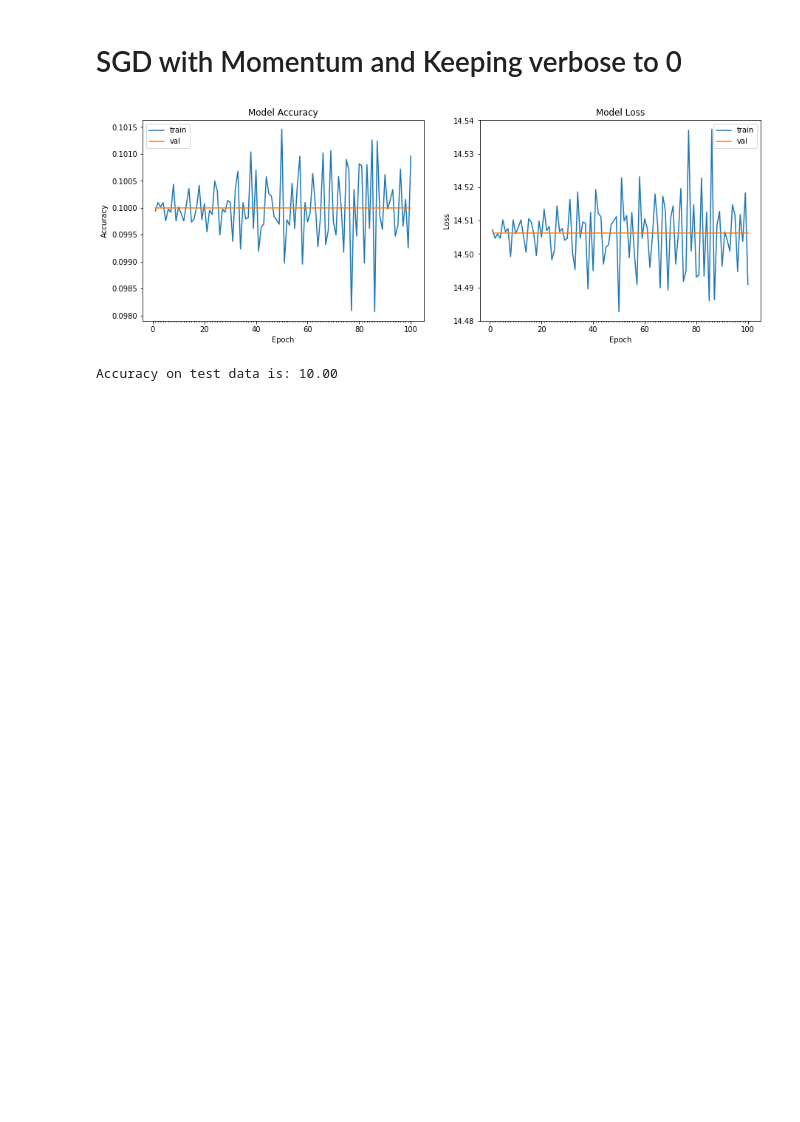
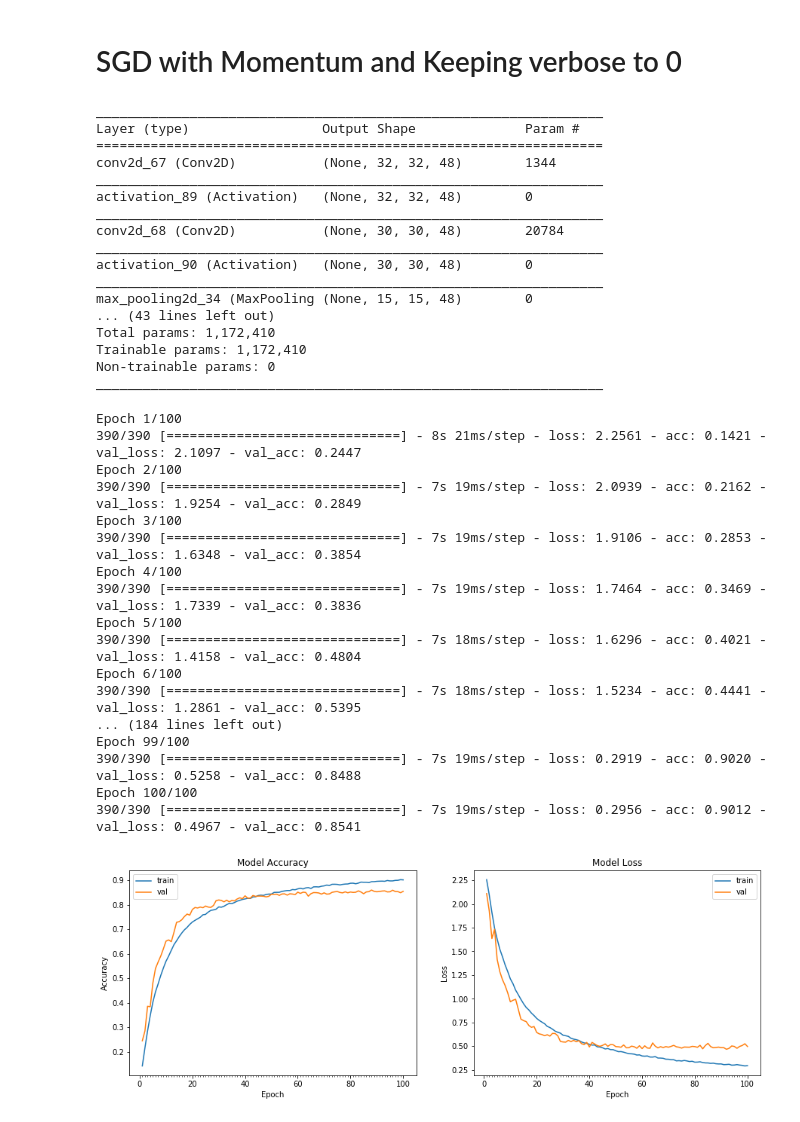
Before and after one commit to balsrini/Assignment11, a Jupyter notebook: Assignment11.ipynb, the cells around one changed output. Cells and saved outputs as stored; diff of their text form; code cells hidden in the pictures; blank space fills up the shorter version.

```diff
--- a/Assignment11.ipynb
+++ b/Assignment11.ipynb
@@ -17 +15,3 @@ Using TensorFlow backend.
+# %%
+num_classes = 0
 # %%
@@ -23,4 +31,6 @@ num_classes = len(np.unique(train_labels))
 # %%
+
+(num_classes,train_features,train_labels,test_features,test_labels) = reinit(False)
 class_names = ['airplane','automobile','bird','cat','deer',
                'dog','frog','horse','ship','truck']
 fig = plt.figure(figsize=(8,3))
@@ -100,4 +104,5 @@ def modelDefine():
     model.add(Dropout(0.5))
     model.add(Dense(num_classes, activation='softmax'))
     # Compile the model
-    model.compile(optimizer='adam', loss='categorical_crossentropy', metrics=['accuracy'])
+    model.summary()
+    return model
@@ -142,18 +109,5 @@ _________________________________________________________________
 # %% [markdown]
 # Making the code work
-# %%
-def reinit():
-    from keras.datasets import cifar10
-    (train_features, train_labels), (test_features, test_labels) = cifar10.load_data()
-    num_train, img_rows, img_cols,img_channels =  train_features.shape
-    num_test, _, _, _ =  test_features.shape
-    num_classes = len(np.unique(train_labels))
-    train_features = train_features.astype('float32')/255
-    test_features = test_features.astype('float32')/255
-    # convert class labels to binary class labels
-    train_labels = np_utils.to_categorical(train_labels, num_classes)
-    test_labels = np_utils.to_categorical(test_labels, num_classes)
-    return
 # %%
 from keras.preprocessing.image import ImageDataGenerator
 
@@ -444,29 +446,60 @@ Epoch 100/100
 # %% [markdown]
  # SGD with Momentum and Keeping verbose to 0
 # %%
-
 from keras.preprocessing.image import ImageDataGenerator
 from keras import optimizers
 epoch_size = 100
 batch_size = 128
-reinit()
-modelDefine()
+
+(num_classes,train_features,train_labels,test_features,test_labels) = reinit()
+model = modelDefine()
+# Train the model
+sgd = optimizers.SGD(lr=0.05, momentum=0.4, decay=0.0, nesterov=False)
+model.compile(optimizer=sgd, loss='categorical_crossentropy', metrics=['accuracy'])
+
 datagen = ImageDataGenerator(zoom_range=0.0,horizontal_flip=False,preprocessing_function=get_random_eraser(v_l=0, v_h=1, pixel_level=False))
 # train the model
 start = time.time()
-# Train the model
-sgd = optimizers.SGD(lr=0.1, momentum=0.8, decay=0.0, nesterov=False)
-
-model.compile(optimizer=sgd, loss='categorical_crossentropy', metrics=['accuracy'])
 model_info = model.fit_generator(datagen.flow(train_features, train_labels, batch_size = batch_size),
                                  samples_per_epoch = train_features.shape[0], nb_epoch = epoch_size,
-                                 validation_data = (test_features, test_labels), verbose=0 )
+                                 validation_data = (test_features, test_labels), verbose=1)
 end = time.time()
 # plot model history
 plot_model_history(model_info)
-# compute test accuracy
-print ("Accuracy on test data is: %0.2f"%accuracy(test_features, test_labels, model))
 # %% [output]
+_________________________________________________________________
+Layer (type)                 Output Shape              Param #
+=================================================================
+conv2d_67 (Conv2D)           (None, 32, 32, 48)        1344
+_________________________________________________________________
+activation_89 (Activation)   (None, 32, 32, 48)        0
+_________________________________________________________________
+conv2d_68 (Conv2D)           (None, 30, 30, 48)        20784
+_________________________________________________________________
+activation_90 (Activation)   (None, 30, 30, 48)        0
+_________________________________________________________________
+max_pooling2d_34 (MaxPooling (None, 15, 15, 48)        0
+... (43 lines left out)
+Total params: 1,172,410
+Trainable params: 1,172,410
+Non-trainable params: 0
+_________________________________________________________________
+Epoch 1/100
+390/390 [==============================] - 8s 21ms/step - loss: 2.2561 - acc: 0.1421 - val_loss: 2.1097 - val_acc: 0.2447
+Epoch 2/100
+390/390 [==============================] - 7s 19ms/step - loss: 2.0939 - acc: 0.2162 - val_loss: 1.9254 - val_acc: 0.2849
+Epoch 3/100
+390/390 [==============================] - 7s 19ms/step - loss: 1.9106 - acc: 0.2853 - val_loss: 1.6348 - val_acc: 0.3854
+Epoch 4/100
+390/390 [==============================] - 7s 19ms/step - loss: 1.7464 - acc: 0.3469 - val_loss: 1.7339 - val_acc: 0.3836
+Epoch 5/100
+390/390 [==============================] - 7s 18ms/step - loss: 1.6296 - acc: 0.4021 - val_loss: 1.4158 - val_acc: 0.4804
+Epoch 6/100
+390/390 [==============================] - 7s 18ms/step - loss: 1.5234 - acc: 0.4441 - val_loss: 1.2861 - val_acc: 0.5395
+... (184 lines left out)
+Epoch 99/100
+390/390 [==============================] - 7s 19ms/step - loss: 0.2919 - acc: 0.9020 - val_loss: 0.5258 - val_acc: 0.8488
+Epoch 100/100
+390/390 [==============================] - 7s 19ms/step - loss: 0.2956 - acc: 0.9012 - val_loss: 0.4967 - val_acc: 0.8541
-[figure, old version]
+[figure, new version]
-Accuracy on test data is: 10.00
 # %%
```
Also changed, not shown: parts of 17 cells of this notebook.
